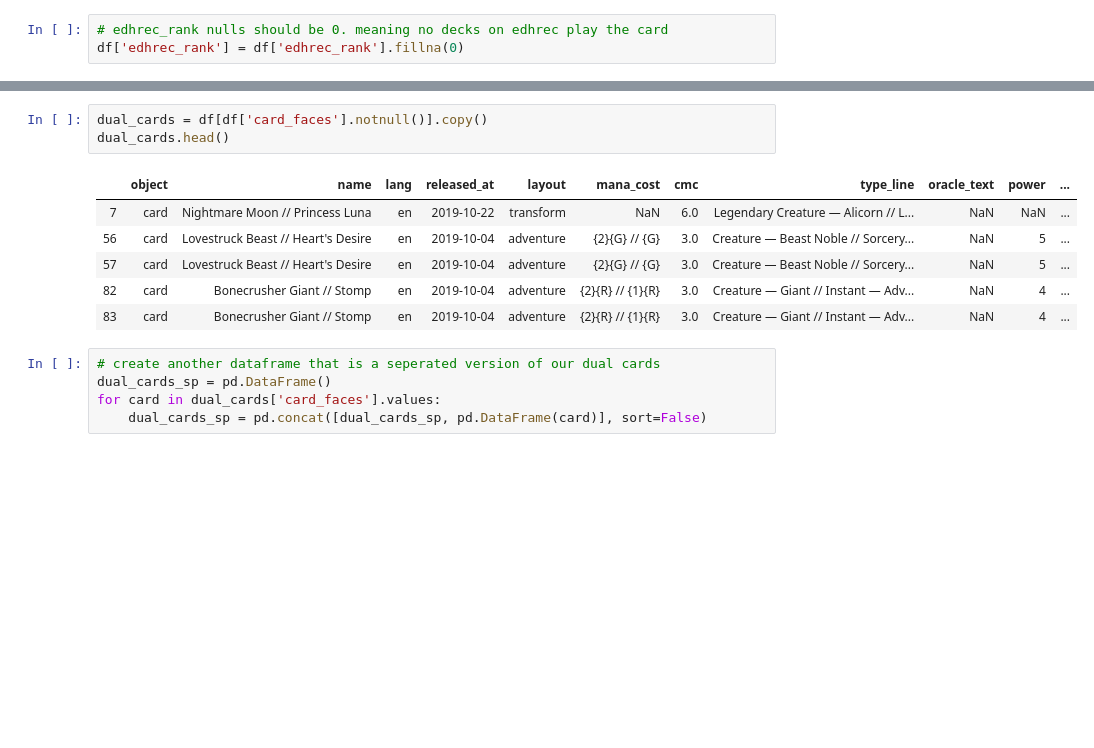
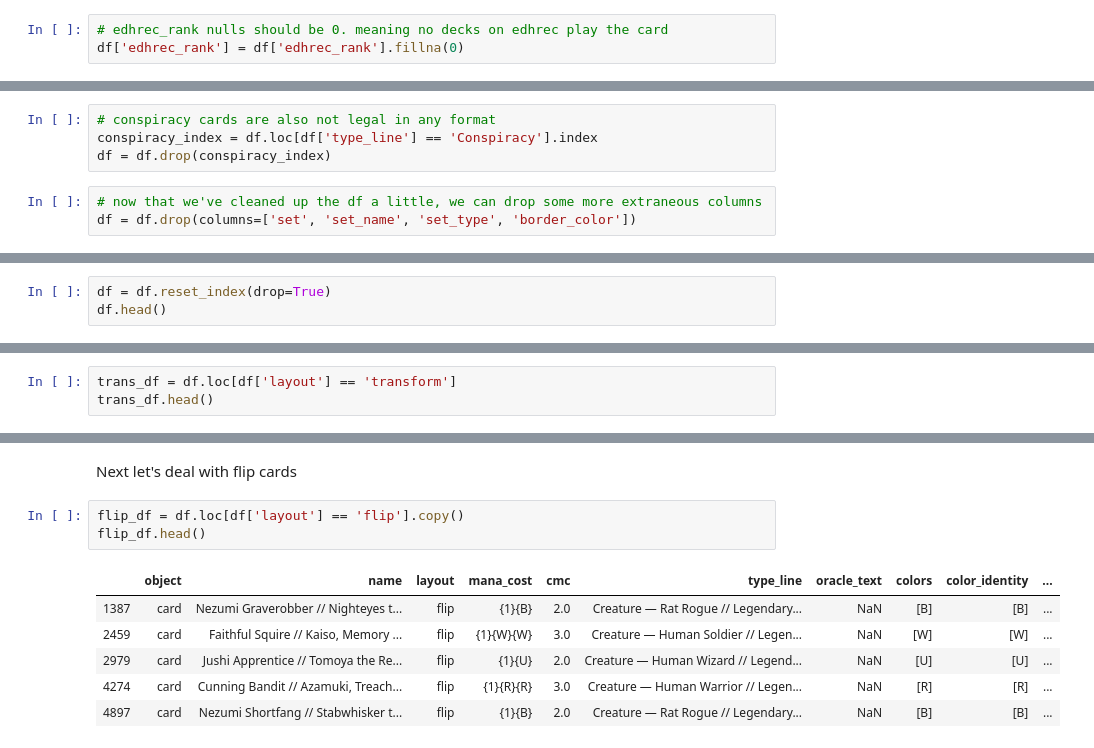
Before and after one commit to CreightonAshton/MTG_Recommender, a Jupyter notebook: Code/01 - Cleaning.ipynb, the cells around one changed output, grey strips where cells are left out. Saved outputs shown, nothing was run; the diff lists cells and outputs as text; blank space fills up the shorter version.

```diff
--- a/Code/01 - Cleaning.ipynb
+++ b/Code/01 - Cleaning.ipynb
@@ -195,3 +219,10 @@ df.shape
+# %%
+# conspiracy cards are also not legal in any format
+conspiracy_index = df.loc[df['type_line'] == 'Conspiracy'].index
+df = df.drop(conspiracy_index)
+# %%
+# now that we've cleaned up the df a little, we can drop some more extraneous columns
+df = df.drop(columns=['set', 'set_name', 'set_type', 'border_color'])
 # %%
 df.isnull().sum()
 # %% [output]
@@ -234,0 +264,3 @@ Now I'd like to take the dual cards (transform, split, adventure, and flip cards
+# %%
+df = df.reset_index(drop=True)
+df.head()
@@ -234,0 +282,3 @@ Now I'd like to take the dual cards (transform, split, adventure, and flip cards
+# %%
+trans_df = df.loc[df['layout'] == 'transform']
+trans_df.head()
@@ -235,15 +376,12 @@ Now I'd like to take the dual cards (transform, split, adventure, and flip cards
+# %% [markdown]
+Next let's deal with flip cards
 # %%
-dual_cards = df[df['card_faces'].notnull()].copy()
-dual_cards.head()
+flip_df = df.loc[df['layout'] == 'flip'].copy()
+flip_df.head()
 # %% [output]
-|  | object | name | lang | released_at | layout | mana_cost | cmc | type_line | oracle_text | power | ... |
-| 7 | card | Nightmare Moon // Princess Luna | en | 2019-10-22 | transform | NaN | 6.0 | Legendary Creature — Alicorn // L... | NaN | NaN | ... |
-| 56 | card | Lovestruck Beast // Heart's Desire | en | 2019-10-04 | adventure | {2}{G} // {G} | 3.0 | Creature — Beast Noble // Sorcery... | NaN | 5 | ... |
-| 57 | card | Lovestruck Beast // Heart's Desire | en | 2019-10-04 | adventure | {2}{G} // {G} | 3.0 | Creature — Beast Noble // Sorcery... | NaN | 5 | ... |
-| 82 | card | Bonecrusher Giant // Stomp | en | 2019-10-04 | adventure | {2}{R} // {1}{R} | 3.0 | Creature — Giant // Instant — Adv... | NaN | 4 | ... |
-| 83 | card | Bonecrusher Giant // Stomp | en | 2019-10-04 | adventure | {2}{R} // {1}{R} | 3.0 | Creature — Giant // Instant — Adv... | NaN | 4 | ... |
+|  | object | name | layout | mana_cost | cmc | type_line | oracle_text | colors | color_identity | ... |
+| 1387 | card | Nezumi Graverobber // Nighteyes t... | flip | {1}{B} | 2.0 | Creature — Rat Rogue // Legendary... | NaN | [B] | [B] | ... |
+| 2459 | card | Faithful Squire // Kaiso, Memory ... | flip | {1}{W}{W} | 3.0 | Creature — Human Soldier // Legen... | NaN | [W] | [W] | ... |
+| 2979 | card | Jushi Apprentice // Tomoya the Re... | flip | {1}{U} | 2.0 | Creature — Human Wizard // Legend... | NaN | [U] | [U] | ... |
+| 4274 | card | Cunning Bandit // Azamuki, Treach... | flip | {1}{R}{R} | 3.0 | Creature — Human Warrior // Legen... | NaN | [R] | [R] | ... |
+| 4897 | card | Nezumi Shortfang // Stabwhisker t... | flip | {1}{B} | 2.0 | Creature — Rat Rogue // Legendary... | NaN | [B] | [B] | ... |
-# %%
-# create another dataframe that is a seperated version of our dual cards
-dual_cards_sp = pd.DataFrame()
-for card in dual_cards['card_faces'].values:
-    dual_cards_sp = pd.concat([dual_cards_sp, pd.DataFrame(card)], sort=False)
```
Also changed, not shown: parts of 66 cells of this notebook, 1 other file.
